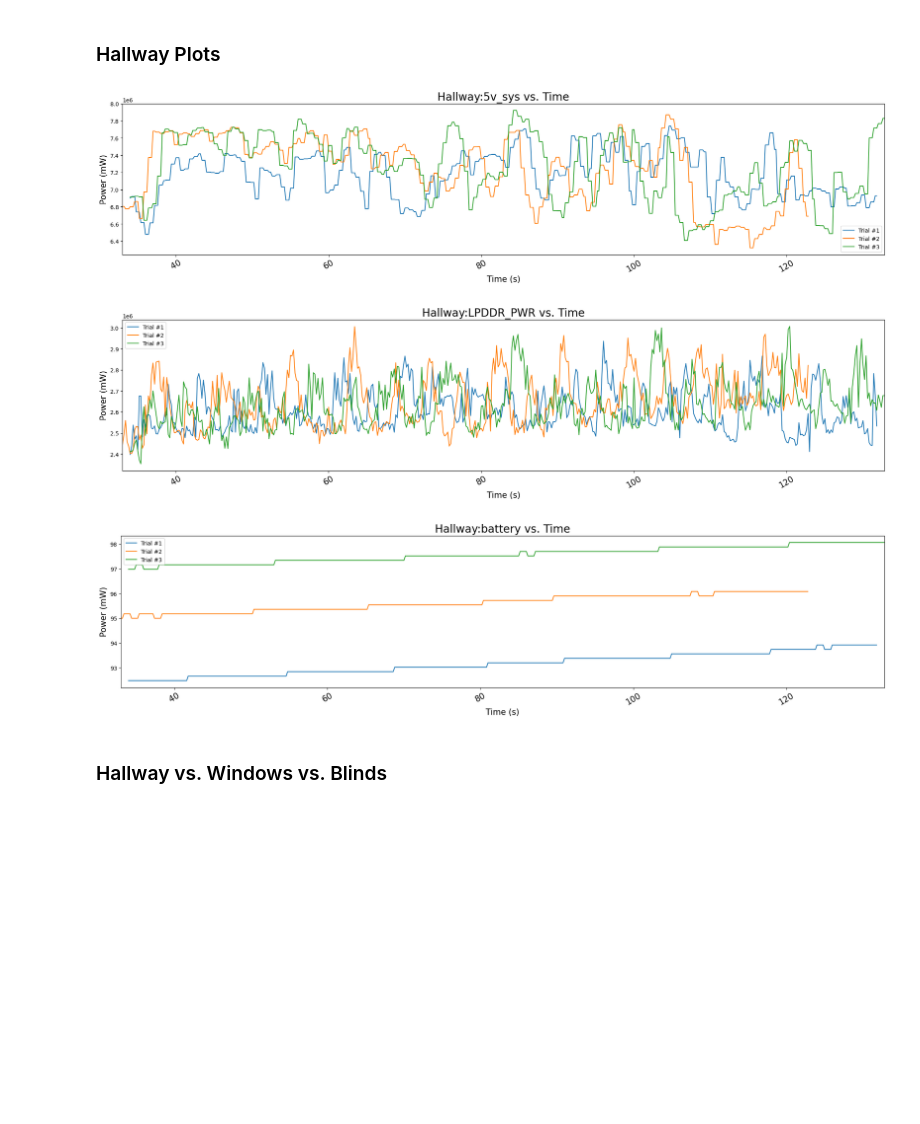
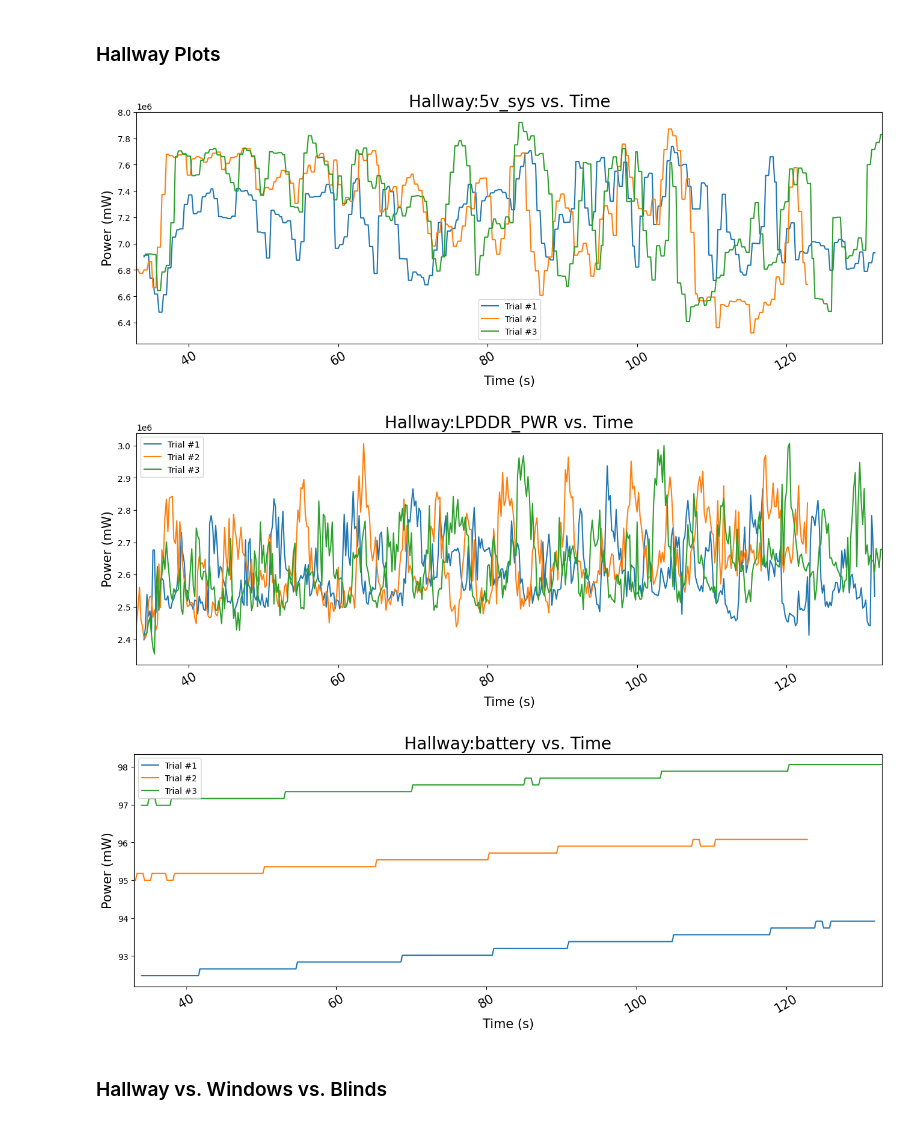
Before and after one commit to alliec45/mixed_reality_defense, a Jupyter notebook: scans.ipynb, the cells around one changed output. Saved outputs shown, nothing was run; the diff lists cells and outputs as text; code cells hidden in the pictures; blank space fills up the shorter version.

Commit message:
fixed plotting methods

```diff
--- a/scans.ipynb
+++ b/scans.ipynb
@@ -361,18 +371,18 @@ Here we plot certain performance indicators for each scanning trial to determine
 # %%
 # Combine files
 total = [h_1, h_2, h_3]
 
 # Print all time series of cvip over time
-plot_trials(total, '5v_sys', 'Hallway')
+plot_all_trials(total, '5v_sys', 'Hallway')
 save('data_analysis/Hallway_Combined_5v_sys')
-plot_trials(total, 'LPDDR_PWR', 'Hallway')
+plot_all_trials(total, 'LPDDR_PWR', 'Hallway')
 save('data_analysis/Hallway_Combined_LPDDR_PWR')
-plot_trials(total, 'battery', 'Hallway')
+plot_all_trials(total, 'battery', 'Hallway')
 save('data_analysis/Hallway_Combined_battery')
 # %% [output]
-[figure, old version]
+[figure, new version]
-[figure, old version]
+[figure, new version]
-[figure, old version]
+[figure, new version]
 # %% [markdown]
 ### Hallway vs. Windows vs. Blinds
 # %%
```
Also changed, not shown: parts of 2 cells of this notebook, 4 other files.
